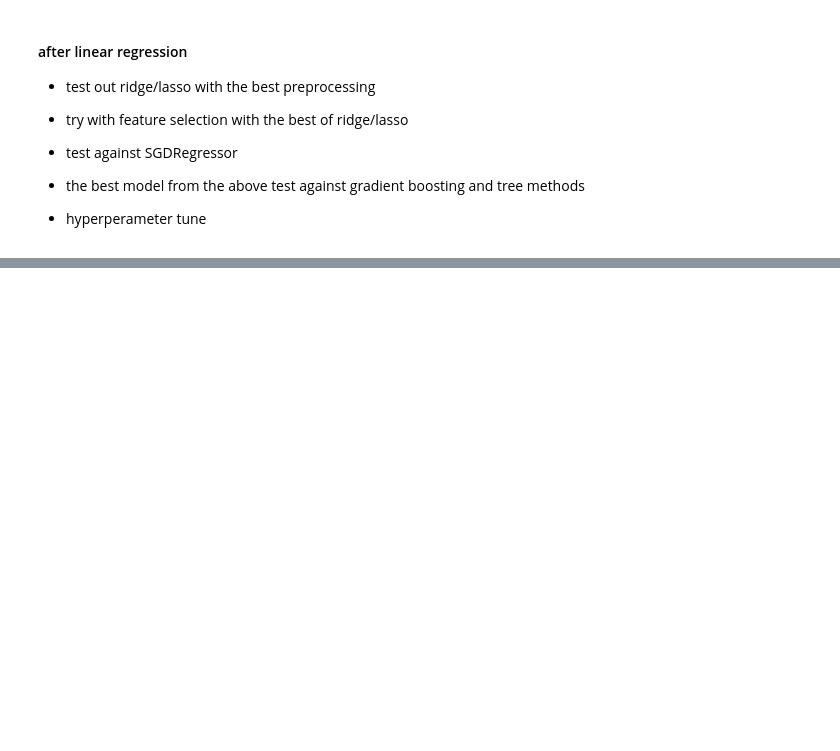
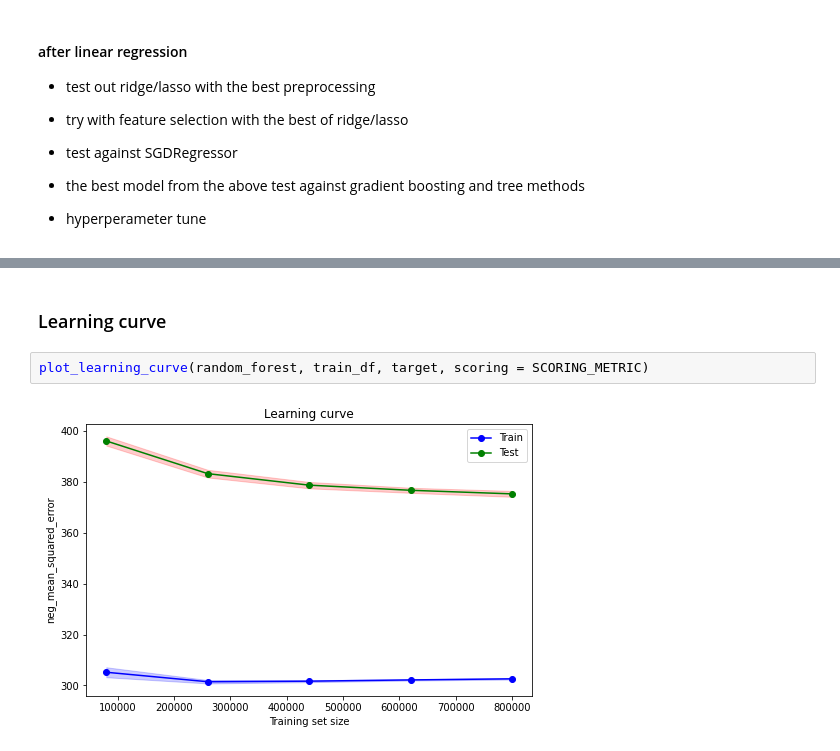
Before and after one commit to scottwiles/salary_prediction, a Jupyter notebook: notebooks/modeling.ipynb, the cells around one changed output, grey strips where cells are left out. Saved outputs shown, nothing was run; the diff lists cells and outputs as text; blank space fills up the shorter version.

```diff
--- a/notebooks/modeling.ipynb
+++ b/notebooks/modeling.ipynb
@@ -260,0 +337,6 @@ cross_validate(test_rf, train_df, target, return_train_score = True, scoring = S
+# %% [markdown]
+### Learning curve
+# %%
+plot_learning_curve(random_forest, train_df, target, scoring = SCORING_METRIC)
+# %% [output]
+[figure, added]
```
Also changed, not shown: parts of 26 cells of this notebook.
